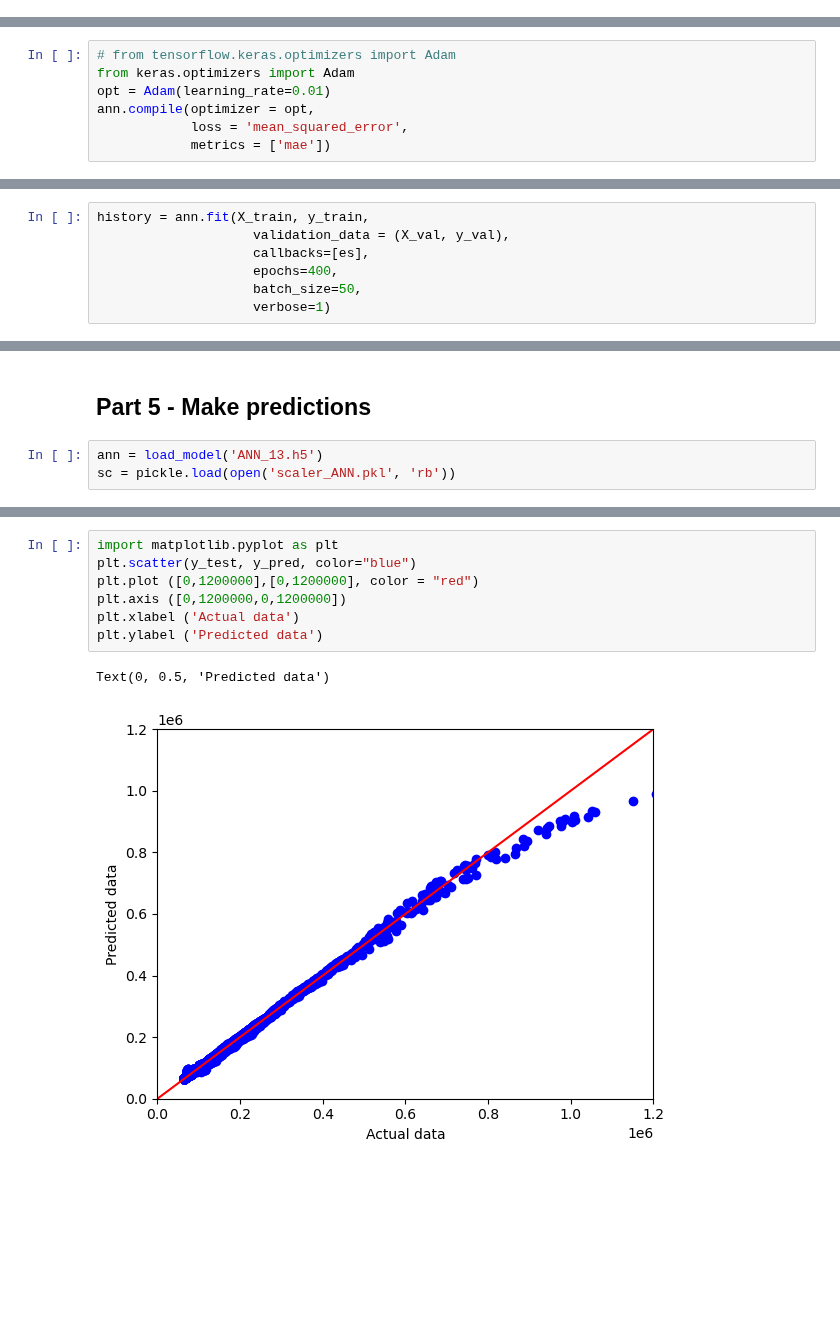
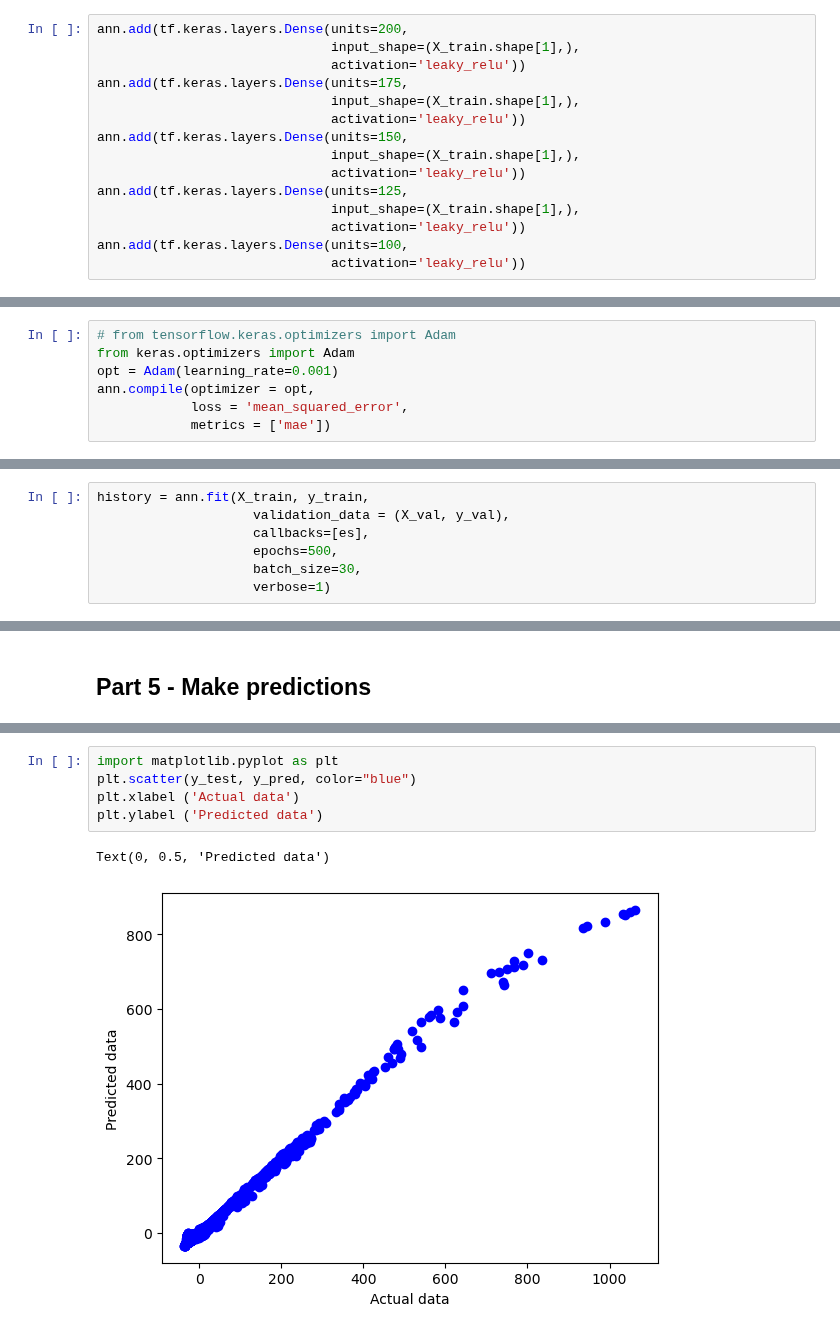
Before and after one commit to ChamodiWidanage/Pressure_history_2, a Jupyter notebook: Pressure_profiles_codes_section_1_regression/Profile_ANN_model_final.ipynb, the cells around one changed output, grey strips where cells are left out. Cells and saved outputs as stored; diff of their text form; blank space fills up the shorter version.

```diff
--- a/Pressure_profiles_codes_section_1_regression/Profile_ANN_model_final.ipynb
+++ b/Pressure_profiles_codes_section_1_regression/Profile_ANN_model_final.ipynb
@@ -212,3 +181,18 @@ ann.add(tf.keras.layers.Dense(units=100,
+# %%
+ann.add(tf.keras.layers.Dense(units=200,
+                              input_shape=(X_train.shape[1],),
+                              activation='leaky_relu'))
+ann.add(tf.keras.layers.Dense(units=175,
+                              input_shape=(X_train.shape[1],),
+                              activation='leaky_relu'))
+ann.add(tf.keras.layers.Dense(units=150,
+                              input_shape=(X_train.shape[1],),
+                              activation='leaky_relu'))
+ann.add(tf.keras.layers.Dense(units=125,
+                              input_shape=(X_train.shape[1],),
+                              activation='leaky_relu'))
+ann.add(tf.keras.layers.Dense(units=100,
+                              activation='leaky_relu'))
 # %%
 ann.add(tf.keras.layers.Dense(units=1,
                               activation='linear'))
@@ -243,7 +221,7 @@ _________________________________________________________________
 # %%
 # from tensorflow.keras.optimizers import Adam
 from keras.optimizers import Adam
-opt = Adam(learning_rate=0.01)
+opt = Adam(learning_rate=0.001)
 ann.compile(optimizer = opt,
             loss = 'mean_squared_error',
             metrics = ['mae'])
@@ -262,7 +236,7 @@ es = EarlyStopping(monitor='val_loss',
 history = ann.fit(X_train, y_train,
                     validation_data = (X_val, y_val),
                     callbacks=[es],
-                    epochs=400,
-                    batch_size=50,
+                    epochs=500,
+                    batch_size=30,
                     verbose=1)
 # %% [output]
@@ -324,8 +298,5 @@ pickle.dump(sc, open('scaler_ANN.pkl', 'wb'))
 # %% [markdown]
 ## Part 5 - Make predictions
-# %%
-ann = load_model('ANN_13.h5')
-sc = pickle.load(open('scaler_ANN.pkl', 'rb'))
 # %%
 # scatterplot of actual vs. pred
 # specify the dimensions
@@ -376,13 +347,11 @@ print(np.concatenate((y_pred_e.reshape(len(y_pred_e),1), y_test_e.reshape(len(y_
 # %%
 import matplotlib.pyplot as plt
 plt.scatter(y_test, y_pred, color="blue")
-plt.plot ([0,1200000],[0,1200000], color = "red")
-plt.axis ([0,1200000,0,1200000])
 plt.xlabel ('Actual data')
 plt.ylabel ('Predicted data')
 # %% [output]
 Text(0, 0.5, 'Predicted data')
-[figure, old version]
+[figure, new version]
 # %%
 from sklearn.metrics import r2_score
 # Initialize layout
```
Also changed, not shown: parts of 43 cells of this notebook, 37 other files.
